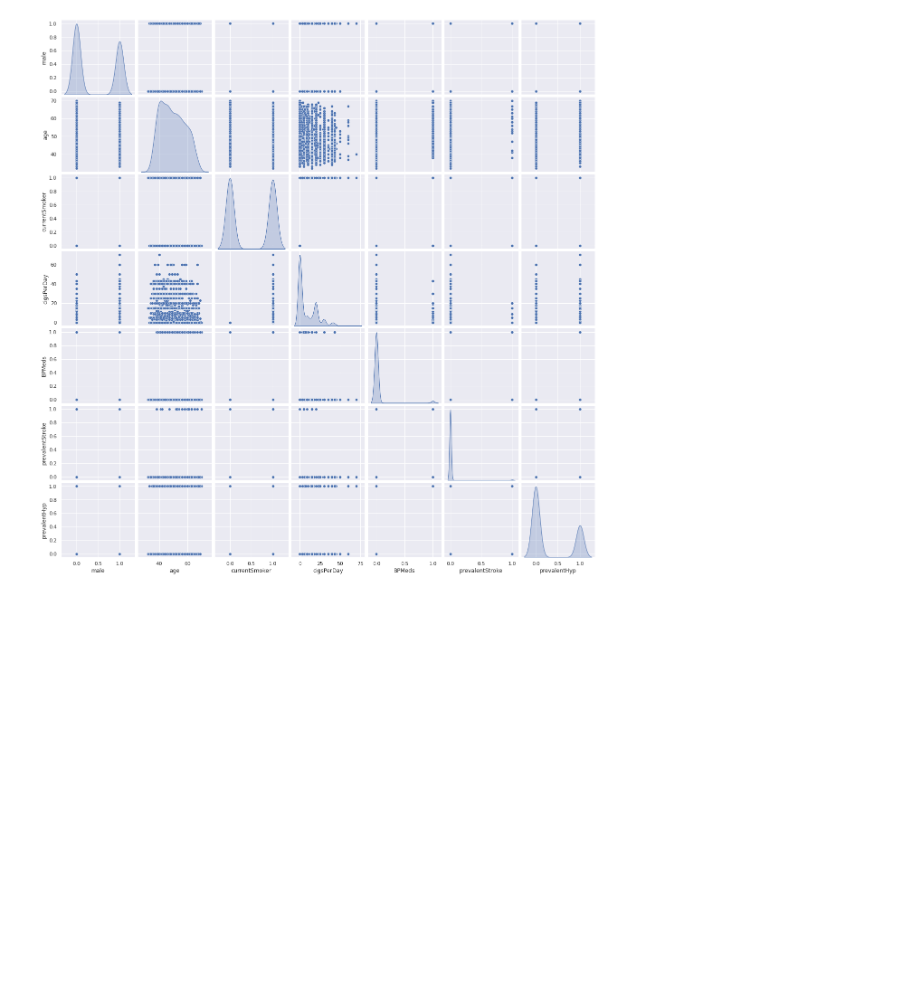
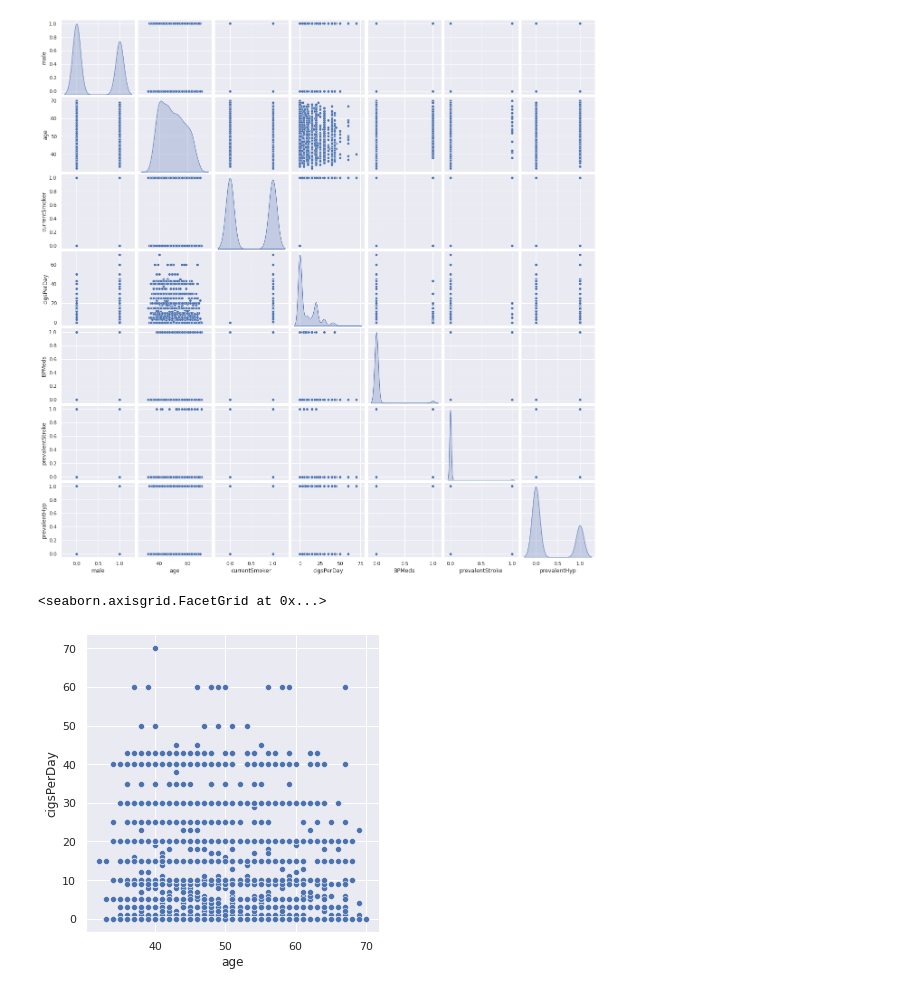
Before and after one commit to npnayak/Credit-Card, a Jupyter notebook: Homework_3.ipynb, the cells around one changed output. Saved outputs shown, nothing was run; the diff lists cells and outputs as text; code cells hidden in the pictures; blank space fills up the shorter version.

```diff
--- a/Homework_3.ipynb
+++ b/Homework_3.ipynb
@@ -330,7 +341,12 @@ plt.show()
 # %%
 sns.set(rc={'figure.figsize':(13,11)})
-cData_attr = df.iloc[:, 0:7]
-sns.pairplot(cData_attr, diag_kind='kde')
+df_new = df.iloc[:, 0:7]
+sns.pairplot(df_new, diag_kind='kde')
 # %% [output]
 <seaborn.axisgrid.PairGrid at 0x...>
 [figure]
+# %%
+sns.relplot(x="age", y="cigsPerDay",data=df_new)
+# %% [output]
+<seaborn.axisgrid.FacetGrid at 0x...>
+[figure, added]
```
Also changed, not shown: parts of 14 cells of this notebook.
